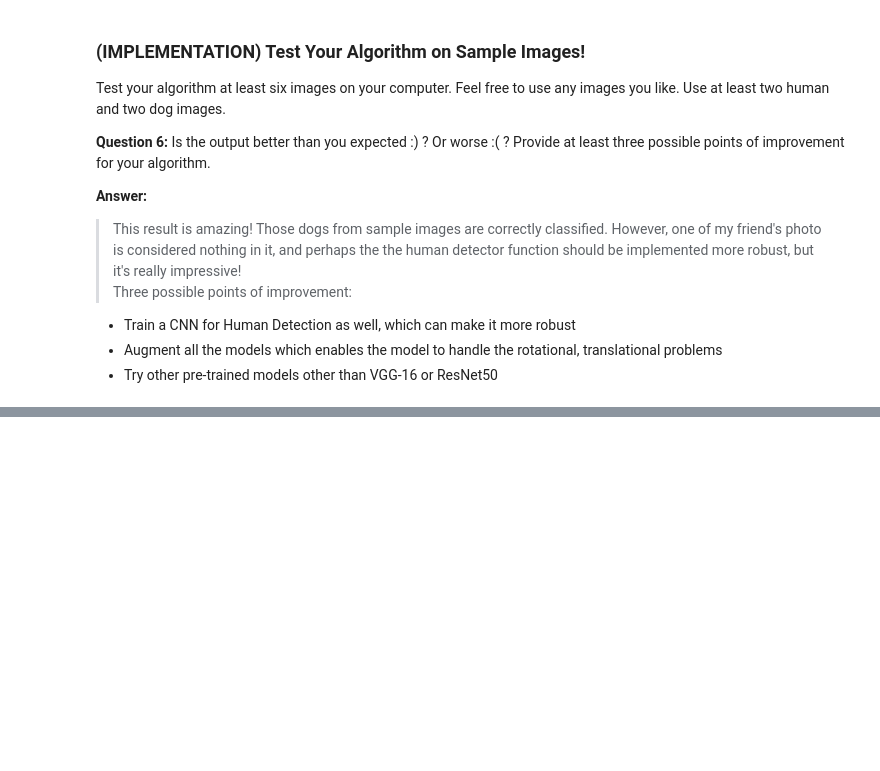
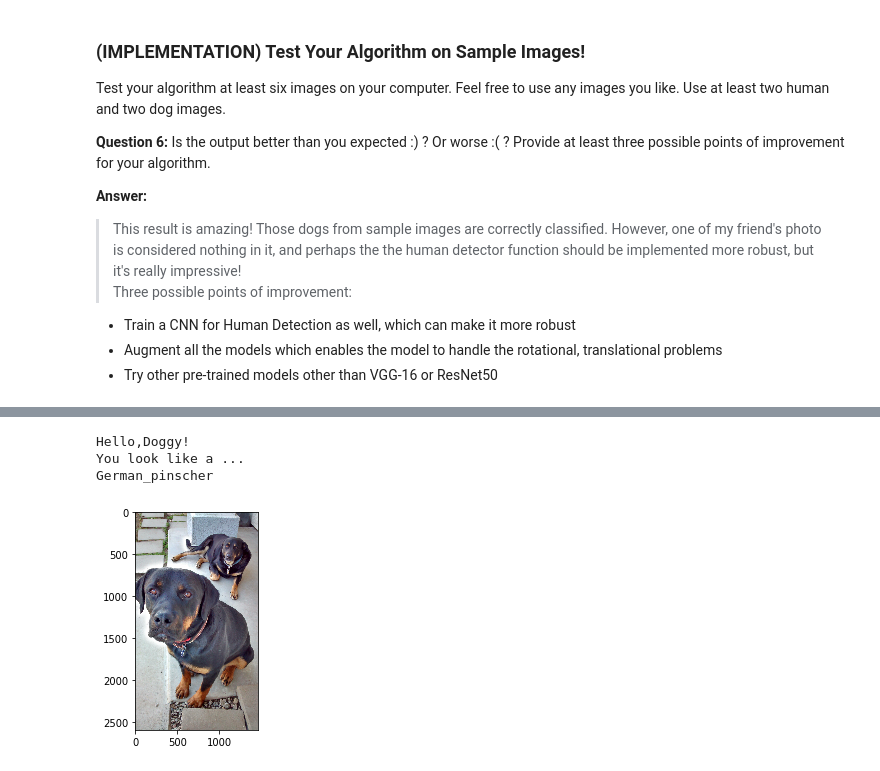
Before and after one commit to WenHsu1203/Dog-App, a Jupyter notebook: dog_app.ipynb, the cells around one changed output, grey strips where cells are left out. Saved outputs shown, nothing was run; the diff lists cells and outputs as text; code cells hidden in the pictures; blank space fills up the shorter version.

```diff
--- a/dog_app.ipynb
+++ b/dog_app.ipynb
@@ -912,0 +921,7 @@ Chinese_crested
+# %%
+dog_breed_classifier(img_paths[15])
+# %% [output]
+Hello,Doggy!
+You look like a ...
+German_pinscher
+[figure, added]
```
Also changed, not shown: parts of 26 cells of this notebook, 2 other files.
